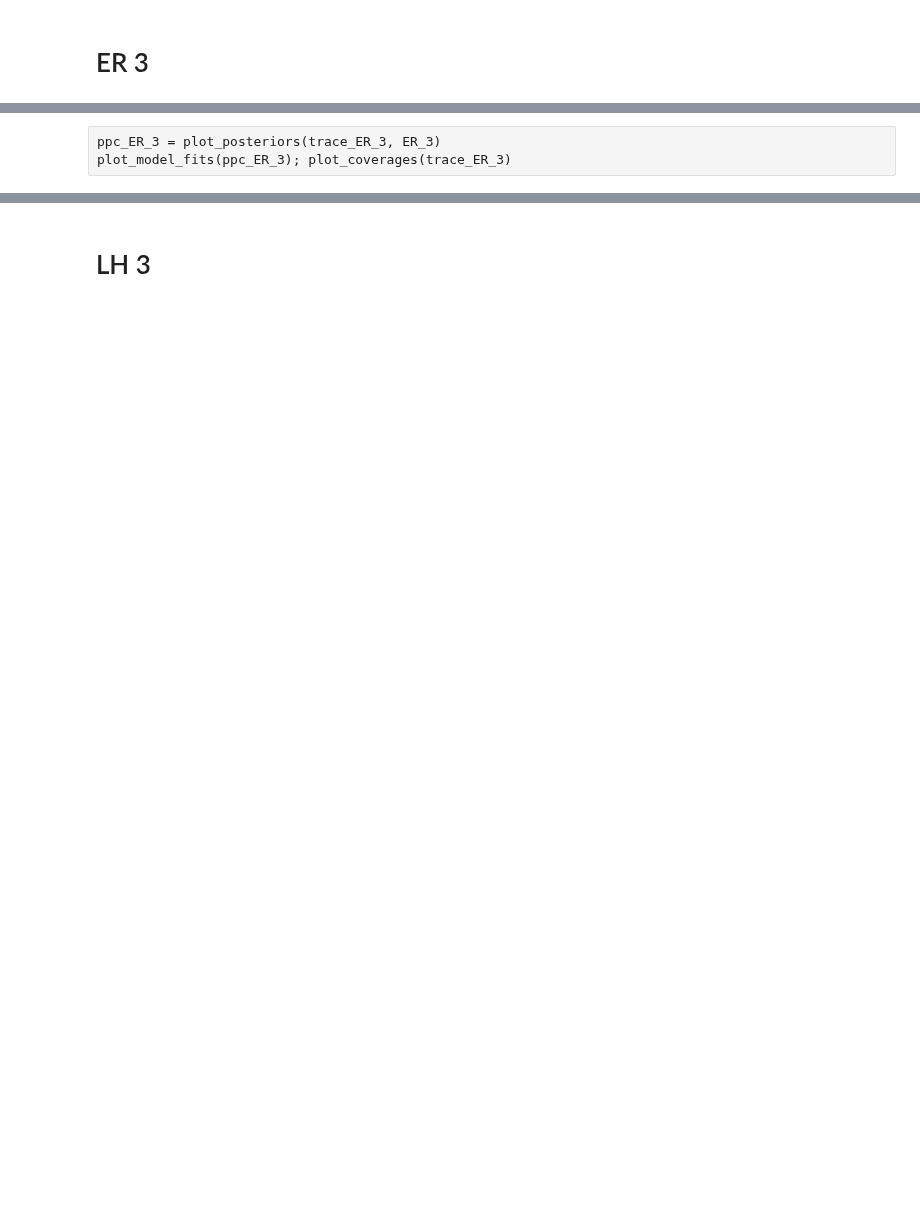
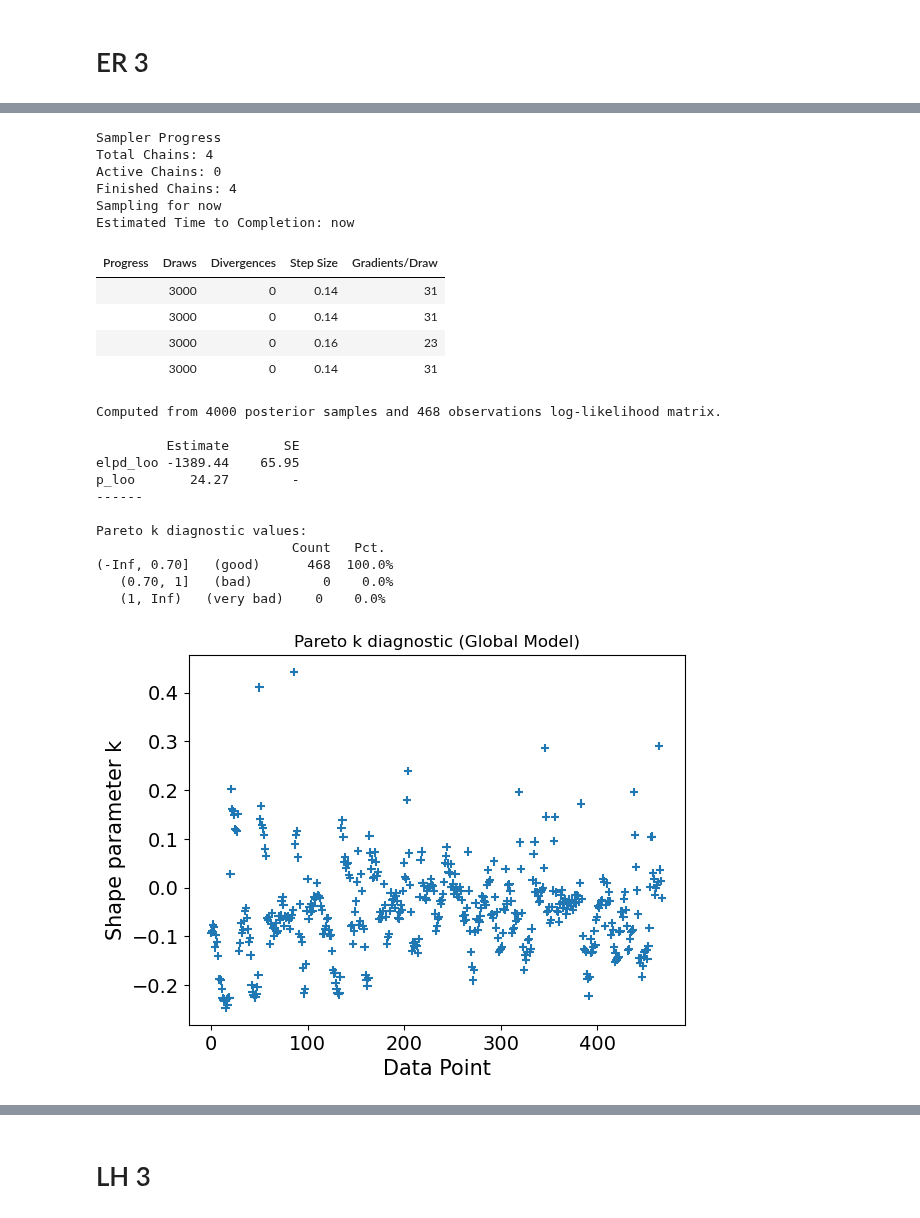
Before and after one commit to awasthivarun/MKM, a Jupyter notebook: CO_oxidation/Pt100_KOH_fitting_rate_replicates.ipynb, the cells around one changed output, grey strips where cells are left out. Drawn from its saved outputs; the diff is of its cells as text; code cells hidden in the pictures; blank space fills up the shorter version.

```diff
--- a/CO_oxidation/Pt100_KOH_fitting_rate_replicates.ipynb
+++ b/CO_oxidation/Pt100_KOH_fitting_rate_replicates.ipynb
@@ -492,3 +423,69 @@ trace_ER_3, loo_ER_3 = fit_and_evaluate(ER_3)
-# %% [raw]
-ppc_ER_3 = plot_posteriors(trace_ER_3, ER_3)
-plot_model_fits(ppc_ER_3); plot_coverages(trace_ER_3)
+# %%
+# Eley-Rideal Model - 3rd step is RDS
+with pm.Model() as ER_3:
+    '''
+    1. CO + * -> CO*
+    2. CO* + OH- -> COOH* + (e-)
+    3. COOH* + OH- -> CO2 + H2O + * + (e-) (RDS)
+    4. OH- + * -> OH* + (e-)
+    '''
+    # Priors
+    deltaG1_0 = pm.Uniform('deltaG1_0', lower=-0.6, upper=0.0)
+    deltaG4_0 = pm.Uniform('deltaG4_0', lower=-0.2, upper=0.2) # at 0V_SHE
+    deltaG2_0 = pm.Normal('deltaG2_0', mu=0, sigma=0.2) # at 0V_SHE
+    beta_3 = pm.Uniform('beta_3', lower=0.1, upper=0.9)
+    Gact3_0 = pm.Uniform('Gact3_0', lower=0.5, upper=1.5) # at 0V_SHE
+
+    # Thermodynamics
+    deltaG1 = deltaG1_0
+    deltaG2 = deltaG2_0 - E_in
+    deltaG4 = deltaG4_0 - E_in
+    Gact3 = Gact3_0 - beta_3*E_in
+    log_K1 = -deltaG1/(kb_eV*T)
+    log_K2 = -deltaG2/(kb_eV*T)
+    log_k3 = np.log(kb_J*T/h) - Gact3/(kb_eV*T)
+    log_K4 = -deltaG4/(kb_eV*T)
+
+    term_CO = log_K1 + np.log(P_CO_in)
+    term_OH = log_K4 + np.log(C_KOH_in)
+    term_COOH = log_K2 + term_CO + np.log(C_KOH_in)
+    zeros = pt.zeros_like(term_COOH)
+    log_theta = - pt.logsumexp(pt.stack([zeros, term_CO+zeros, term_OH+zeros, term_COOH]), axis=0)
+    log_theta_CO = term_CO + log_theta
+    log_theta_OH = term_OH + log_theta
+    log_theta_COOH = term_COOH + log_theta
+
+    theta_CO = pm.Deterministic('theta_CO', pt.exp(log_theta_CO))
+    theta_OH = pm.Deterministic('theta_OH', pt.exp(log_theta_OH))
+    theta_COOH = pm.Deterministic('theta_COOH', pt.exp(log_theta_COOH))
+
+    # Rate expression
+    log_rate_model = log_k3 + log_theta_COOH + np.log(C_KOH_in)
+    log_rate = observables(log_rate_model)
+
+trace_ER_3, loo_ER_3 = fit_and_evaluate(ER_3)
+# %% [output]
+Sampler Progress
+Total Chains: 4
+Active Chains: 0
+Finished Chains: 4
+Sampling for now
+Estimated Time to Completion: now
+| Progress | Draws | Divergences | Step Size | Gradients/Draw |
+|  | 3000 | 0 | 0.14 | 31 |
+|  | 3000 | 0 | 0.14 | 31 |
+|  | 3000 | 0 | 0.16 | 23 |
+|  | 3000 | 0 | 0.14 | 31 |
+Computed from 4000 posterior samples and 468 observations log-likelihood matrix.
+
+         Estimate       SE
+elpd_loo -1389.44    65.95
+p_loo       24.27        -
+------
+
+Pareto k diagnostic values:
+                         Count   Pct.
+(-Inf, 0.70]   (good)      468  100.0%
+   (0.70, 1]   (bad)         0    0.0%
+   (1, Inf)   (very bad)    0    0.0%
+[figure, added]
```
Also changed, not shown: parts of 33 cells of this notebook, 23 other files.
